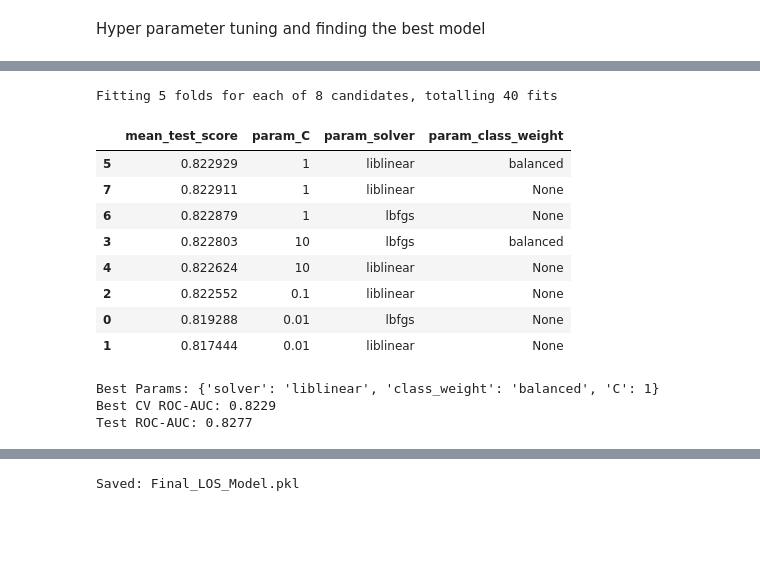
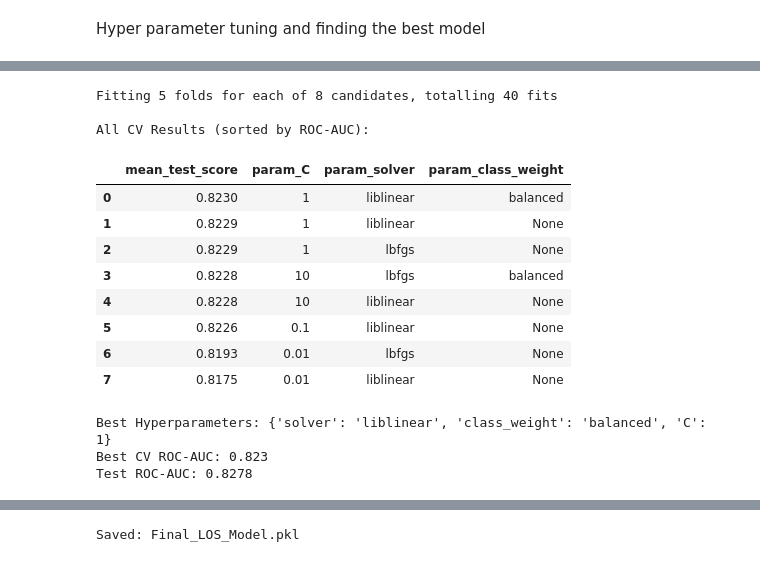
Before and after one commit to awn20222469/w1998467_FYP_MI_prediction, a Jupyter notebook: w1998467_Main.ipynb, the cells around one changed output, grey strips where cells are left out. Cells and saved outputs as stored; diff of their text form; code cells hidden in the pictures; blank space fills up the shorter version.

```diff
--- a/w1998467_Main.ipynb
+++ b/w1998467_Main.ipynb
@@ -157,6 +146,9 @@ df = df.drop_duplicates(
 # %% [markdown]
 3.4 Removing unnecessary rows/ keeping only required columns
 # %%
+#replacing empty columns with 'Unknown'
+df["curr_service"] = df["curr_service"].fillna("UNKNOWN")
+
 #Renaming anchor_age variable
 df["age"] = df["anchor_age"]
 
@@ -169,6 +161,7 @@ columns = [
     "gender",
     "age",
     "curr_service",
+    "hospital_expire_flag",
     "icd_code",
     "icd_version"
 ]
@@ -481,5 +465,3 @@ los_cat                       0
-# %%
-Finalmodel_df["curr_service"] = Finalmodel_df["curr_service"].fillna("UNKNOWN")
 # %% [markdown]
 5.2 Creating Train Test split
 # %%
@@ -852,9 +831,11 @@ Hyper parameter tuning and finding the best model
 
 from sklearn.model_selection import StratifiedKFold, RandomizedSearchCV
 
+#binary LOS for ROC-AUC
+y_train_los_bin = (y_train_los == "≥ 7 days").astype(int)
+
 #5-fold stratified cross-validation
 cv = StratifiedKFold(n_splits=5, shuffle=True, random_state=42)
-
 gb_base = GradientBoostingClassifier(random_state=42)
 
 #hyperparameters
@@ -878,13 +859,14 @@ gb_search = RandomizedSearchCV(
 )
 
 #tuning on train data
-gb_search.fit(X_train_enc, (y_train_los == "≥ 7 days").astype(int))
+gb_search.fit(X_train_enc, y_train_los_bin)
 
 #sort and check
 results_df = pd.DataFrame(gb_search.cv_results_)
 
-summary = results_df[["mean_test_score","param_n_estimators","param_learning_rate","param_max_depth","param_subsample"
-]].sort_values(by="mean_test_score", ascending=False)
+summary = results_df[
+    ["mean_test_score","param_n_estimators","param_learning_rate","param_max_depth","param_subsample"]
+].sort_values(by="mean_test_score", ascending=False)
 
 summary["mean_test_score"] = summary["mean_test_score"].round(4)
 summary.reset_index(drop=True, inplace=True)
@@ -897,7 +879,7 @@ best_gb = gb_search.best_estimator_
 
 #evaluation on test set
 y_prob_test = best_gb.predict_proba(X_test_enc)[:, 1]
-test_auc = roc_auc_score((y_test_los == "≥ 7 days").astype(int), y_prob_test)
+test_auc = roc_auc_score(y_test_los_bin, y_prob_test)
 
 print("\nBest Hyperparameters:", gb_search.best_params_)
 print("Best CV ROC-AUC:", round(gb_search.best_score_, 4))
@@ -925,57 +907,66 @@ Test ROC-AUC: 0.8285
 # %%
-#Logistic reegression -  Hyperparameter Tuning (LOS)
+#Logistic Regression - Hyperparameter Tuning (LOS)
 
 cv = StratifiedKFold(n_splits=5, shuffle=True, random_state=42)
-
 lr_base = LogisticRegression(max_iter=2000, random_state=42)
 
 param_dist = {
     "C": [0.01, 0.1, 1, 10],
     "solver": ["lbfgs", "liblinear"],
     "class_weight": [None, "balanced"]
 }
 
 lr_search = RandomizedSearchCV(
-    lr_base,
-    param_dist,
+    estimator=lr_base,
+    param_distributions=param_dist,
     n_iter=8,
     scoring="roc_auc",
     cv=cv,
     n_jobs=-1,
     random_state=42,
     verbose=1
 )
 
-lr_search.fit(X_train_enc, (y_train_los == "≥ 7 days").astype(int))
+#tuning
+lr_search.fit(X_train_enc, y_train_los_bin)
 
-summary = pd.DataFrame(lr_search.cv_results_)[
-    ["mean_test_score", "param_C", "param_solver", "param_class_weight"]
+#sort and check
+results_df = pd.DataFrame(lr_search.cv_results_)
+
+summary = results_df[
+    ["mean_test_score","param_C","param_solver","param_class_weight"]
 ].sort_values(by="mean_test_score", ascending=False)
 
+summary["mean_test_score"] = summary["mean_test_score"].round(4)
+summary.reset_index(drop=True, inplace=True)
+
+print("\nAll CV Results (sorted by ROC-AUC):")
 display(summary)
 
+#best model
 best_lr = lr_search.best_estimator_
 
-test_auc = roc_auc_score(
-    (y_test_los == "≥ 7 days").astype(int),
-    best_lr.predict_proba(X_test_enc)[:, 1]
-)
+#evaluation on test set
+y_prob_test = best_lr.predict_proba(X_test_enc)[:, 1]
+test_auc = roc_auc_score(y_test_los_bin, y_prob_test)
 
-print("Best Params:", lr_search.best_params_)
+print("\nBest Hyperparameters:", lr_search.best_params_)
 print("Best CV ROC-AUC:", round(lr_search.best_score_, 4))
 print("Test ROC-AUC:", round(test_auc, 4))
 # %% [output]
 Fitting 5 folds for each of 8 candidates, totalling 40 fits
+
+All CV Results (sorted by ROC-AUC):
 |  | mean_test_score | param_C | param_solver | param_class_weight |
-| 5 | 0.822929 | 1 | liblinear | balanced |
-| 7 | 0.822911 | 1 | liblinear | None |
-| 6 | 0.822879 | 1 | lbfgs | None |
-| 3 | 0.822803 | 10 | lbfgs | balanced |
-| 4 | 0.822624 | 10 | liblinear | None |
-| 2 | 0.822552 | 0.1 | liblinear | None |
-| 0 | 0.819288 | 0.01 | lbfgs | None |
-| 1 | 0.817444 | 0.01 | liblinear | None |
+| 0 | 0.8230 | 1 | liblinear | balanced |
+| 1 | 0.8229 | 1 | liblinear | None |
+| 2 | 0.8229 | 1 | lbfgs | None |
+| 3 | 0.8228 | 10 | lbfgs | balanced |
+| 4 | 0.8228 | 10 | liblinear | None |
+| 5 | 0.8226 | 0.1 | liblinear | None |
+| 6 | 0.8193 | 0.01 | lbfgs | None |
+| 7 | 0.8175 | 0.01 | liblinear | None |
-Best Params: {'solver': 'liblinear', 'class_weight': 'balanced', 'C': 1}
-Best CV ROC-AUC: 0.8229
-Test ROC-AUC: 0.8277
+Best Hyperparameters: {'solver': 'liblinear', 'class_weight': 'balanced', 'C': 1}
+Best CV ROC-AUC: 0.823
+Test ROC-AUC: 0.8278
 # %%
```
Also changed, not shown: parts of 110 cells of this notebook.
